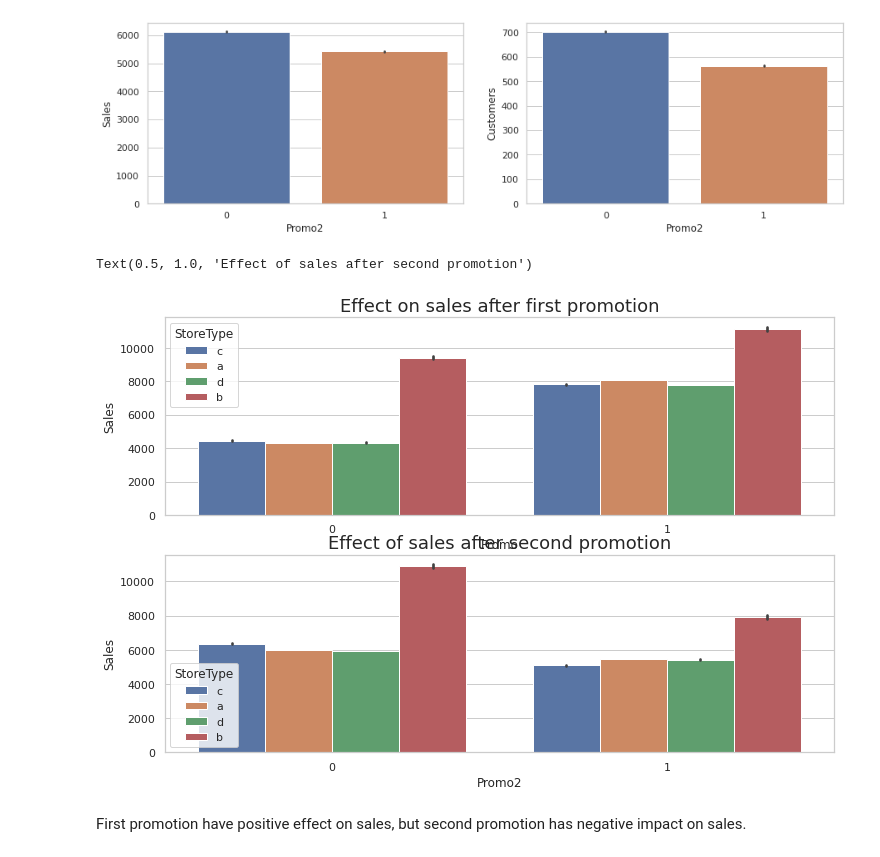
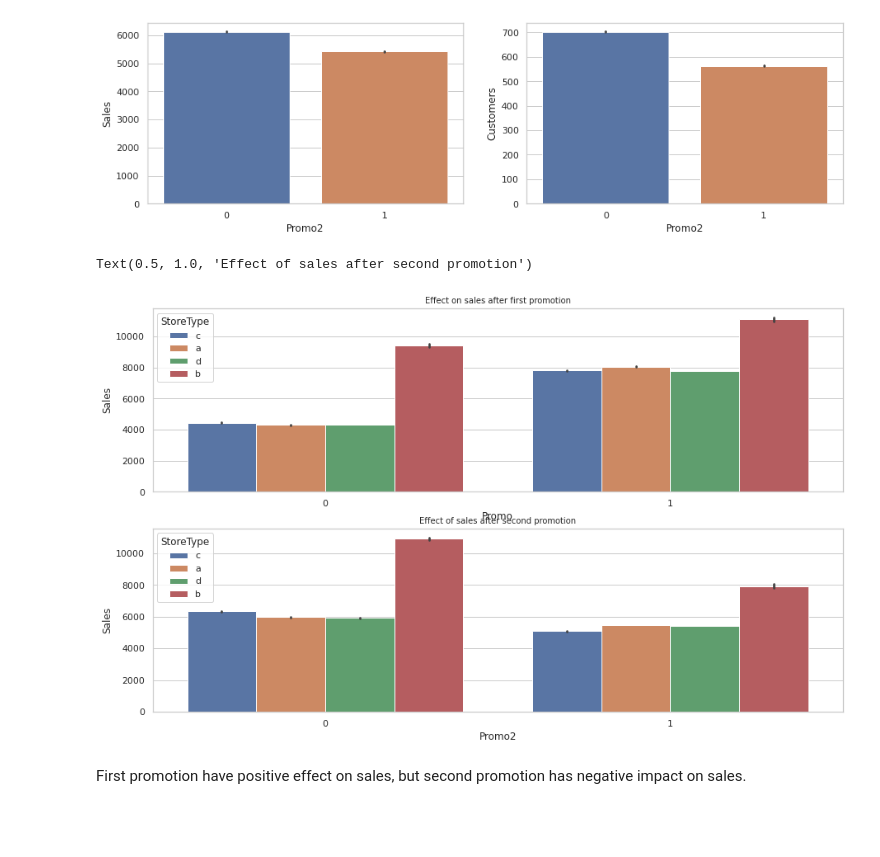
Before and after one commit to Team-AlmaBetter/Retail-Sales-Prediction, a Jupyter notebook: Rossmann_Sales_Prediction_Capstone_Project_ipynb.ipynb, the cells around one changed output. Drawn from its saved outputs; the diff is of its cells as text; code cells hidden in the pictures; blank space fills up the shorter version.

```diff
--- a/Rossmann_Sales_Prediction_Capstone_Project_ipynb.ipynb
+++ b/Rossmann_Sales_Prediction_Capstone_Project_ipynb.ipynb
@@ -818,14 +818,15 @@ sns.barplot(x='Promo2', y='Customers', data=data, ax=axis2)
 [figure]
 # %%
 fig, axes = plt.subplots(2,1)
-fig.set_size_inches(12,8)
+fig.set_size_inches(15,9)
 sns.barplot(x= "Promo", y= "Sales", data=data ,hue="StoreType", ax=axes[0])
+axes[0].set_title('Effect on sales after first promotion', fontsize=10)
+
 sns.barplot(x= "Promo2", y= "Sales", data=data ,hue="StoreType", ax=axes[1])
-axes[0].set_title('Effect on sales after first promotion', fontsize=18)
-axes[1].set_title('Effect of sales after second promotion', fontsize=18)
+axes[1].set_title('Effect of sales after second promotion', fontsize=10)
 # %% [output]
 Text(0.5, 1.0, 'Effect of sales after second promotion')
-[figure, old version]
+[figure, new version]
 # %% [markdown]
 First promotion have positive effect on sales, but second promotion has negative impact on sales.
 # %% [markdown]
```
Also changed, not shown: parts of 27 cells of this notebook.
